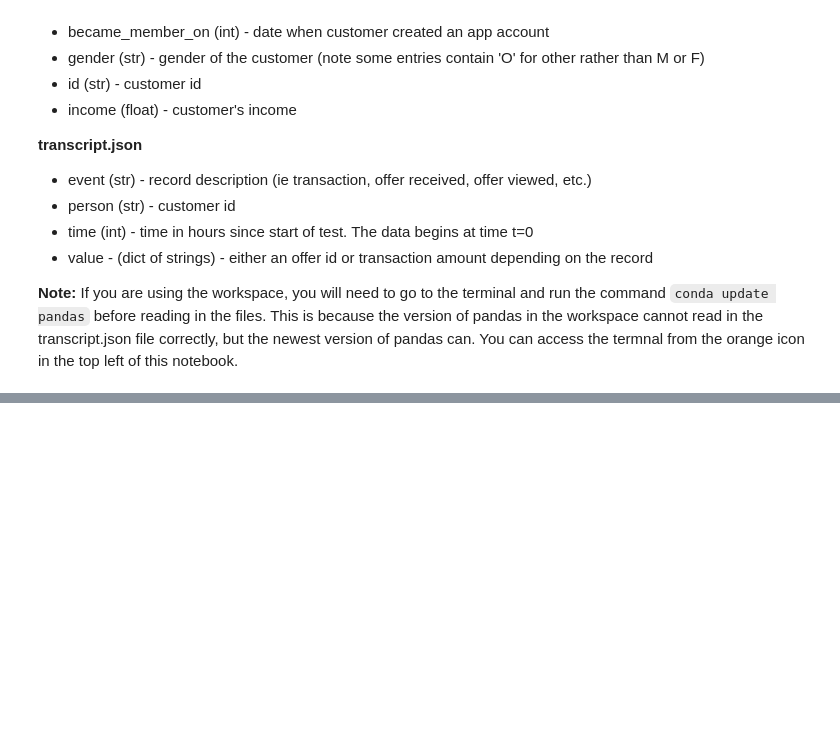
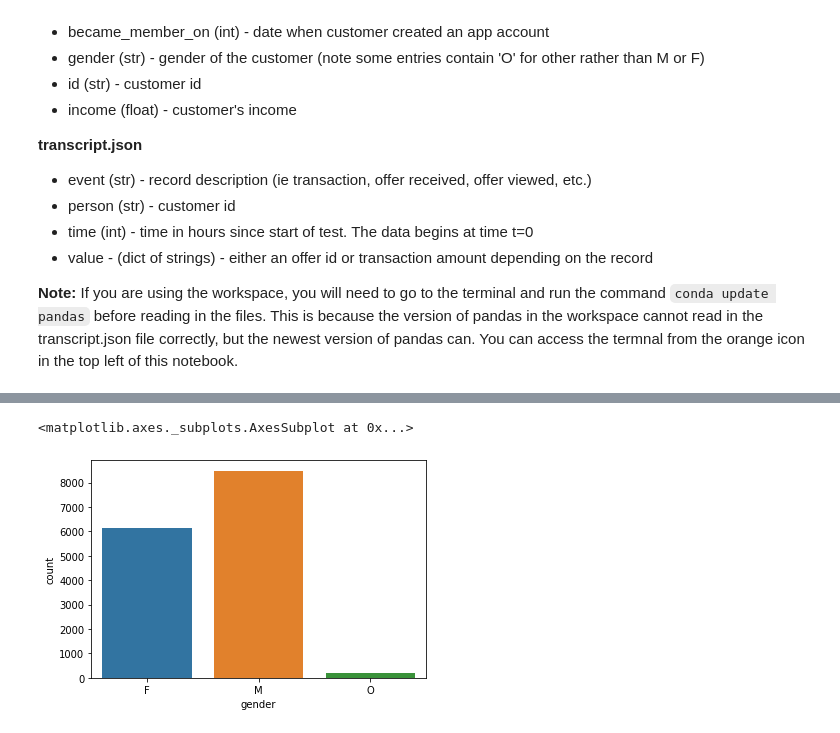
Before and after one commit to henribxn/udacityprojects_term2, a Jupyter notebook: CapstoneProject/Starbucks_Capstone_notebook.ipynb, the cells around one changed output, grey strips where cells are left out. Cells and saved outputs as stored; diff of their text form; code cells hidden in the pictures; blank space fills up the shorter version.

```diff
--- a/CapstoneProject/Starbucks_Capstone_notebook.ipynb
+++ b/CapstoneProject/Starbucks_Capstone_notebook.ipynb
@@ -92,0 +156,5 @@ NameError: name 'portfolio' is not defined
+# %%
+sns.countplot(x='gender', data=profile)
+# %% [output]
+<matplotlib.axes._subplots.AxesSubplot at 0x...>
+[figure, added]
```
Also changed, not shown: parts of 39 cells of this notebook.
